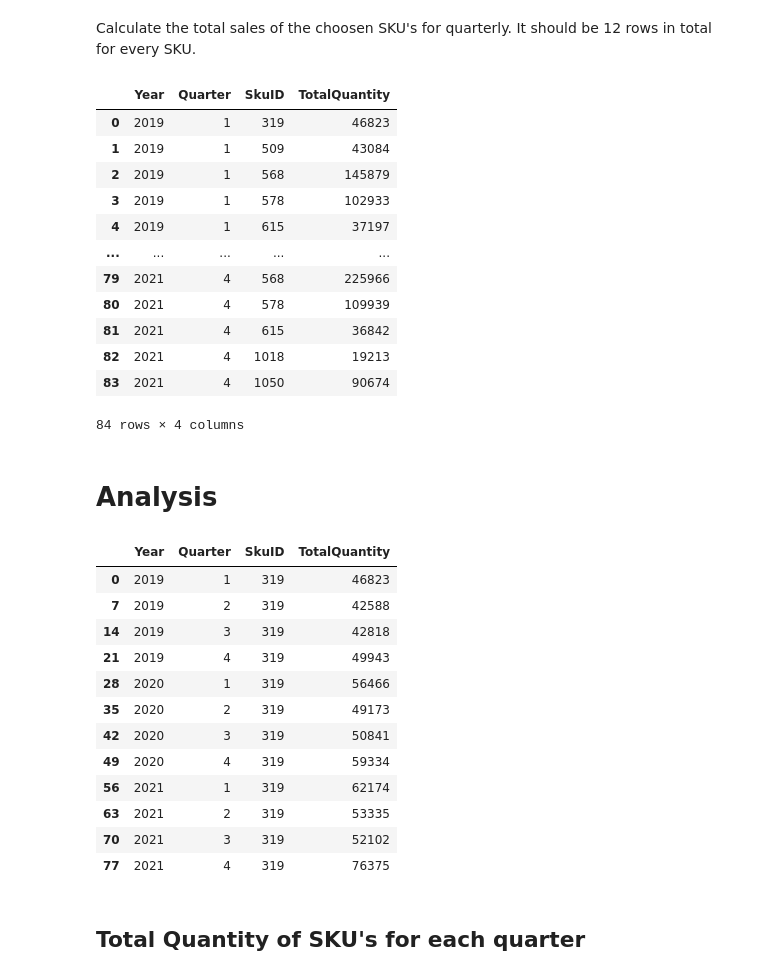
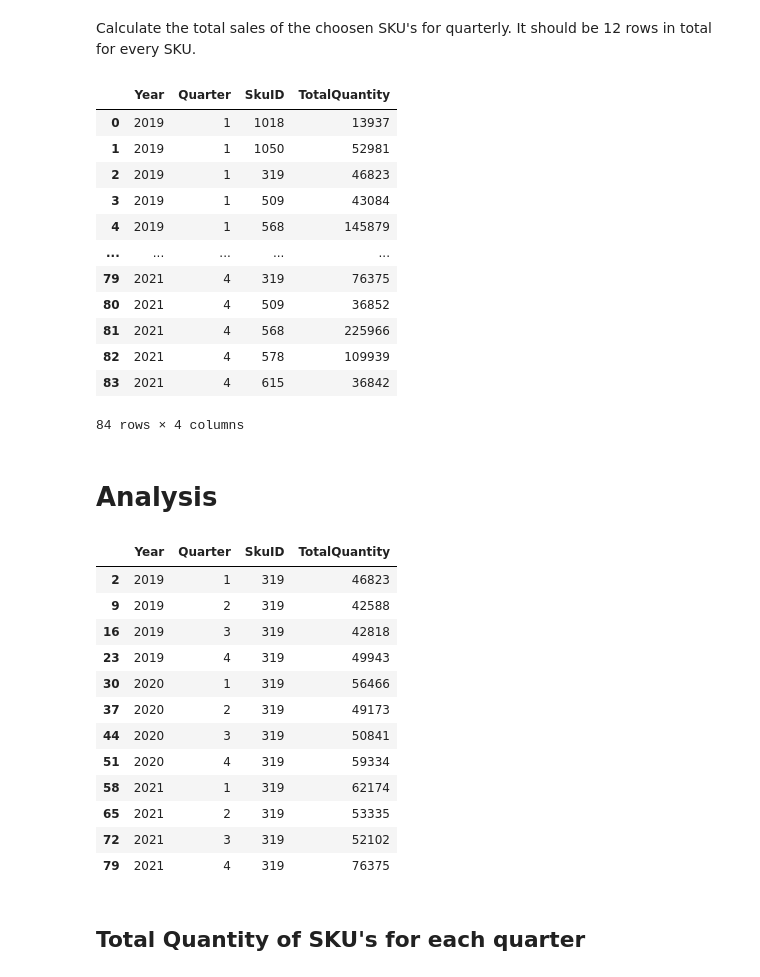
Before and after one commit to senaoz/MIS-492, a Jupyter notebook: models.ipynb, the cells around one changed output. Saved outputs shown, nothing was run; the diff lists cells and outputs as text; code cells hidden in the pictures.

```diff
--- a/models.ipynb
+++ b/models.ipynb
@@ -8,6 +8,28 @@ import matplotlib.pyplot as plt
 
 data = pd.read_csv('data/istanbul_data_preprocessed.csv')
 
+name_cols = ['MainDistID', 'DistID', 'HcoID', 'SkuID']
+categorical_cols = ['SalesRegionID_x','SalesRegionID_y', 'HcoType', 'District', 'Status', ]
+numerical_cols = ['PaidQty', 'FGQty', 'TotalQuantity']
+boolean_cols = ['IsReturn', 'IsMrsOrder']
+data['Date'] = pd.to_datetime(data['Date'])
+
+# convert categorical columns to 'category' data type
+for col in categorical_cols:
+    data[col] = data[col].astype('category')
+
+# convert numerical columns to 'int' data type
+for col in numerical_cols:
+    data[col] = data[col].astype('int')
+
+# convert name columns to str data type
+for col in name_cols:
+    data[col] = data[col].astype(str)
+
+# convert boolean columns to 'bool' data type
+for col in boolean_cols:
+    data[col] = data[col].astype(bool)
+
 data.info()
 # %% [output]
 <class 'pandas.core.frame.DataFrame'>
@@ -30,6 +52,6 @@ memory usage: 456.7+ MB
 # %%
-segment_1_sku_ids = [568, 578, 1050]
-segment_2_sku_ids = [319, 509, 615, 1018]
+segment_1_sku_ids = ["568", "578", "1050"]
+segment_2_sku_ids = ["319", "509", "615", "1018"]
 
 all_sku_ids = segment_1_sku_ids + segment_2_sku_ids
 
@@ -64,37 +86,37 @@ data = data.groupby(['Year', 'Quarter', 'SkuID']).agg({'TotalQuantity': 'sum'}).
 data
 # %% [output]
 |  | Year | Quarter | SkuID | TotalQuantity |
-| 0 | 2019 | 1 | 319 | 46823 |
-| 1 | 2019 | 1 | 509 | 43084 |
-| 2 | 2019 | 1 | 568 | 145879 |
-| 3 | 2019 | 1 | 578 | 102933 |
-| 4 | 2019 | 1 | 615 | 37197 |
+| 0 | 2019 | 1 | 1018 | 13937 |
+| 1 | 2019 | 1 | 1050 | 52981 |
+| 2 | 2019 | 1 | 319 | 46823 |
+| 3 | 2019 | 1 | 509 | 43084 |
+| 4 | 2019 | 1 | 568 | 145879 |
 | ... | ... | ... | ... | ... |
-| 79 | 2021 | 4 | 568 | 225966 |
-| 80 | 2021 | 4 | 578 | 109939 |
-| 81 | 2021 | 4 | 615 | 36842 |
-| 82 | 2021 | 4 | 1018 | 19213 |
-| 83 | 2021 | 4 | 1050 | 90674 |
+| 79 | 2021 | 4 | 319 | 76375 |
+| 80 | 2021 | 4 | 509 | 36852 |
+| 81 | 2021 | 4 | 568 | 225966 |
+| 82 | 2021 | 4 | 578 | 109939 |
+| 83 | 2021 | 4 | 615 | 36842 |
 84 rows × 4 columns
 # %% [markdown]
 # Analysis
 # %%
-sku_319 = data[data['SkuID'] == 319]
+sku_319 = data[data['SkuID'] == "319"]
 sku_319
 # %% [output]
 |  | Year | Quarter | SkuID | TotalQuantity |
-| 0 | 2019 | 1 | 319 | 46823 |
-| 7 | 2019 | 2 | 319 | 42588 |
-| 14 | 2019 | 3 | 319 | 42818 |
-| 21 | 2019 | 4 | 319 | 49943 |
-| 28 | 2020 | 1 | 319 | 56466 |
-| 35 | 2020 | 2 | 319 | 49173 |
-| 42 | 2020 | 3 | 319 | 50841 |
-| 49 | 2020 | 4 | 319 | 59334 |
-| 56 | 2021 | 1 | 319 | 62174 |
-| 63 | 2021 | 2 | 319 | 53335 |
-| 70 | 2021 | 3 | 319 | 52102 |
-| 77 | 2021 | 4 | 319 | 76375 |
+| 2 | 2019 | 1 | 319 | 46823 |
+| 9 | 2019 | 2 | 319 | 42588 |
+| 16 | 2019 | 3 | 319 | 42818 |
+| 23 | 2019 | 4 | 319 | 49943 |
+| 30 | 2020 | 1 | 319 | 56466 |
+| 37 | 2020 | 2 | 319 | 49173 |
+| 44 | 2020 | 3 | 319 | 50841 |
+| 51 | 2020 | 4 | 319 | 59334 |
+| 58 | 2021 | 1 | 319 | 62174 |
+| 65 | 2021 | 2 | 319 | 53335 |
+| 72 | 2021 | 3 | 319 | 52102 |
+| 79 | 2021 | 4 | 319 | 76375 |
 # %% [markdown]
 ## Total Quantity of SKU's for each quarter
 # %%
```
Also changed, not shown: parts of 26 cells of this notebook.
